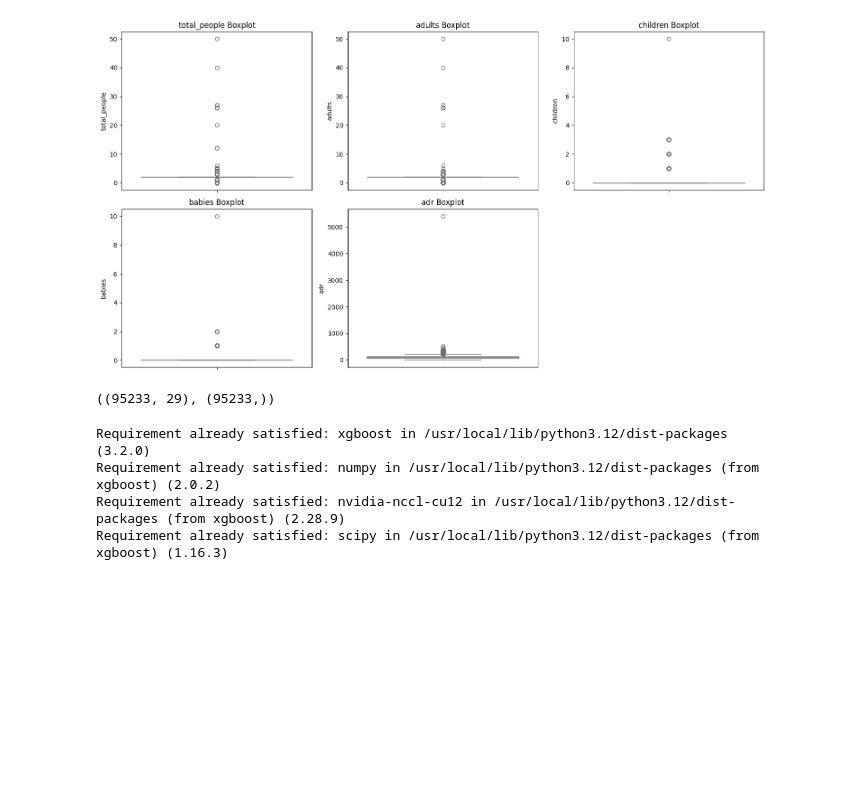
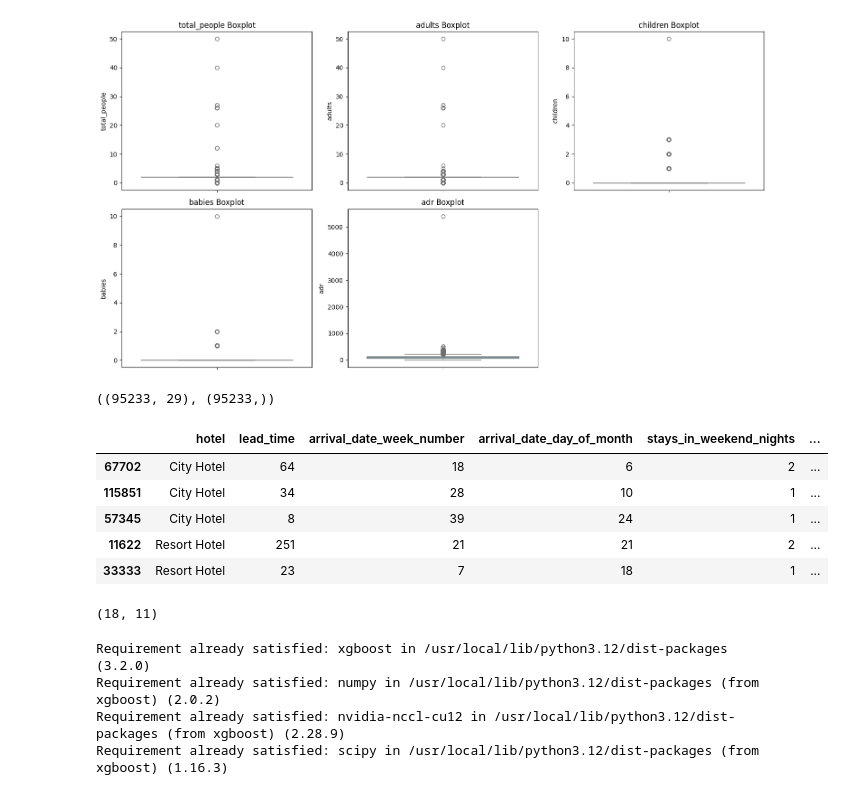
Before and after one commit to SKNETWORKS-FAMILY-AICAMP/SKN31-2nd-3Team, a Jupyter notebook: model&preprocessing/Preprocessing_hotel_dataset.ipynb, the cells around one changed output. Cells and saved outputs as stored; diff of their text form; code cells hidden in the pictures; blank space fills up the shorter version.

```diff
--- a/model&preprocessing/Preprocessing_hotel_dataset.ipynb
+++ b/model&preprocessing/Preprocessing_hotel_dataset.ipynb
@@ -423,4 +423,20 @@ y_train = y_train.loc[X_train.index]
 X_train.shape, y_train.shape
 # %% [output]
 ((95233, 29), (95233,))
+# %%
+X_train.head()
+# %% [output]
+|  | hotel | lead_time | arrival_date_week_number | arrival_date_day_of_month | stays_in_weekend_nights | ... |
+| 67702 | City Hotel | 64 | 18 | 6 | 2 | ... |
+| 115851 | City Hotel | 34 | 28 | 10 | 1 | ... |
+| 57345 | City Hotel | 8 | 39 | 24 | 1 | ... |
+| 11622 | Resort Hotel | 251 | 21 | 21 | 2 | ... |
+| 33333 | Resort Hotel | 23 | 7 | 18 | 1 | ... |
+# %%
+# 숫자형 / 범주형 컬럼 이름 추출 (X_train 기준)
+numeric_features = ['lead_time', 'arrival_date_week_number', 'arrival_date_day_of_month', 'stays_in_weekend_nights', 'stays_in_week_nights', 'adults', 'children', 'babies', 'is_repeated_guest', 'previous_cancellations', 'previous_bookings_not_canceled', 'booking_changes', 'days_in_waiting_list', 'adr', 'required_car_parking_spaces', 'total_of_special_requests', 'total_stay_nights', 'total_people']
+categorical_features = ['hotel', 'meal', 'market_segment', 'distribution_channel', 'customer_type', 'arrival_date_month_num', 'room_assignment_changed', 'is_adr_0', 'Agent_check', 'foreigner', 'arrival_weekday']
+len(numeric_features), len(categorical_features)
+# %% [output]
+(18, 11)
 # %%
```
Also changed, not shown: parts of 5 cells of this notebook, 1 other file.
